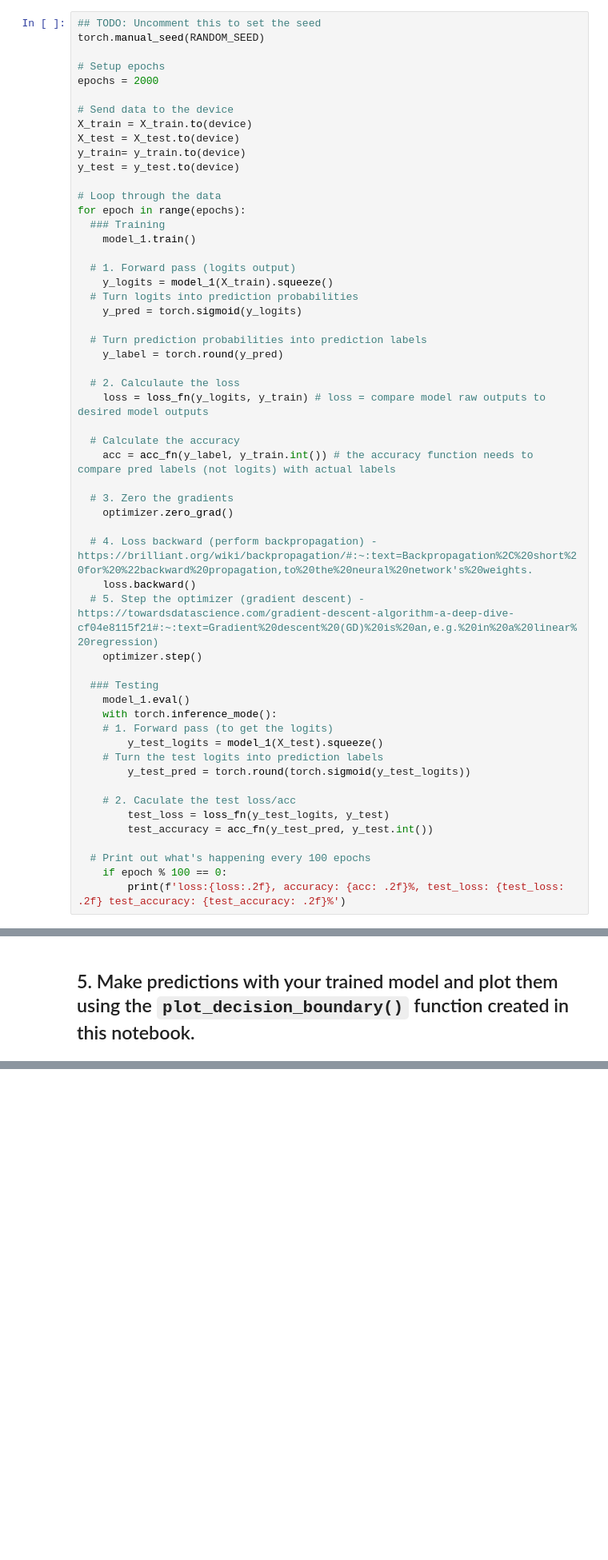
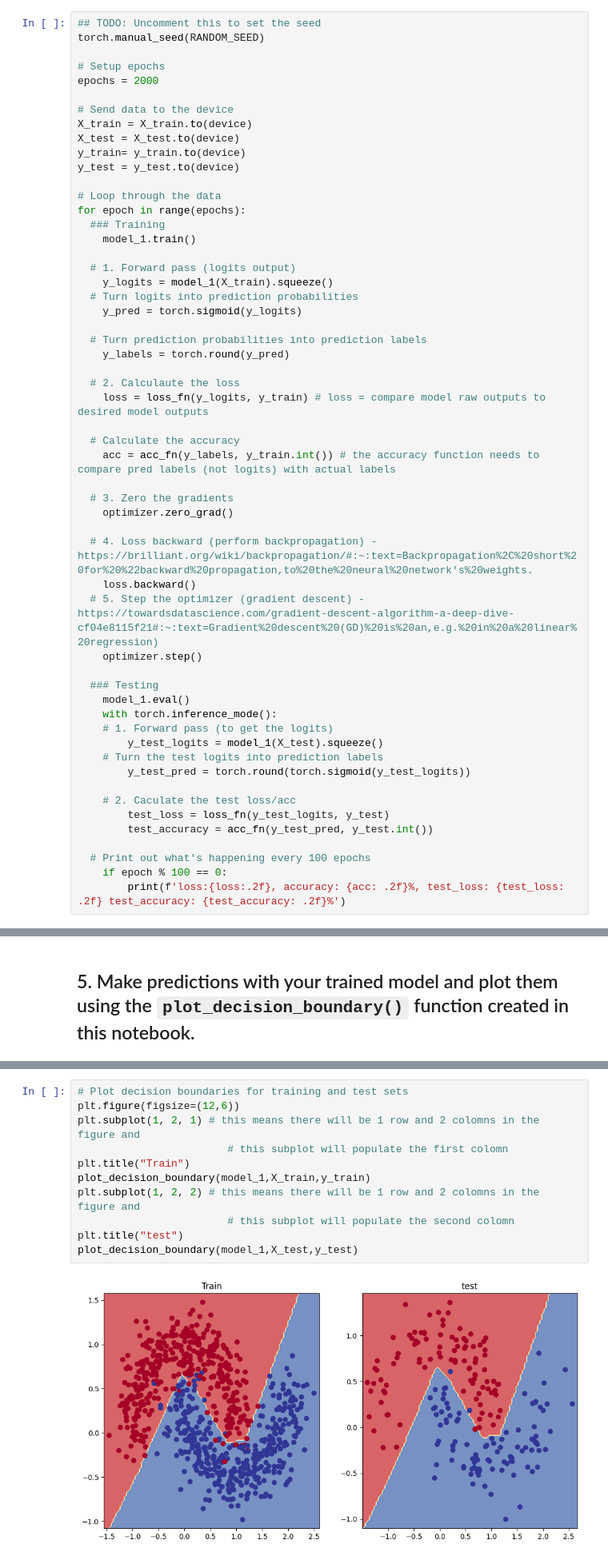
Before and after one commit to rezaulhasan-gis/rezaulhasan-gis, a Jupyter notebook: extras/exercises/02_pytorch_classification_exercises.ipynb, the cells around one changed output, grey strips where cells are left out. Shown: that part at 80% size. Cells and saved outputs as stored; diff of their text form; blank space fills up the shorter version.

```diff
--- a/extras/exercises/02_pytorch_classification_exercises.ipynb
+++ b/extras/exercises/02_pytorch_classification_exercises.ipynb
@@ -160,13 +160,13 @@ for epoch in range(epochs):
     y_pred = torch.sigmoid(y_logits)
 
   # Turn prediction probabilities into prediction labels
-    y_label = torch.round(y_pred)
+    y_labels = torch.round(y_pred)
 
   # 2. Calculaute the loss
     loss = loss_fn(y_logits, y_train) # loss = compare model raw outputs to desired model outputs
 
   # Calculate the accuracy
-    acc = acc_fn(y_label, y_train.int()) # the accuracy function needs to compare pred labels (not logits) with actual labels
+    acc = acc_fn(y_labels, y_train.int()) # the accuracy function needs to compare pred labels (not logits) with actual labels
 
   # 3. Zero the gradients
     optimizer.zero_grad()
@@ -256,3 +254,16 @@ def plot_decision_boundary(model, X, y):
+# %%
+# Plot decision boundaries for training and test sets
+plt.figure(figsize=(12,6))
+plt.subplot(1, 2, 1) # this means there will be 1 row and 2 colomns in the figure and
+                        # this subplot will populate the first colomn
+plt.title("Train")
+plot_decision_boundary(model_1,X_train,y_train)
+plt.subplot(1, 2, 2) # this means there will be 1 row and 2 colomns in the figure and
+                        # this subplot will populate the second colomn
+plt.title("test")
+plot_decision_boundary(model_1,X_test,y_test)
+# %% [output]
+[figure, added]
 # %% [markdown]
 ## 6. Replicate the Tanh (hyperbolic tangent) activation function in pure PyTorch.
   * Feel free to reference the [ML cheatsheet website](https://ml-cheatsheet.readthedocs.io/en/latest/activation_functions.html#tanh) for the formula.
```
Also changed, not shown: parts of 17 cells of this notebook.
